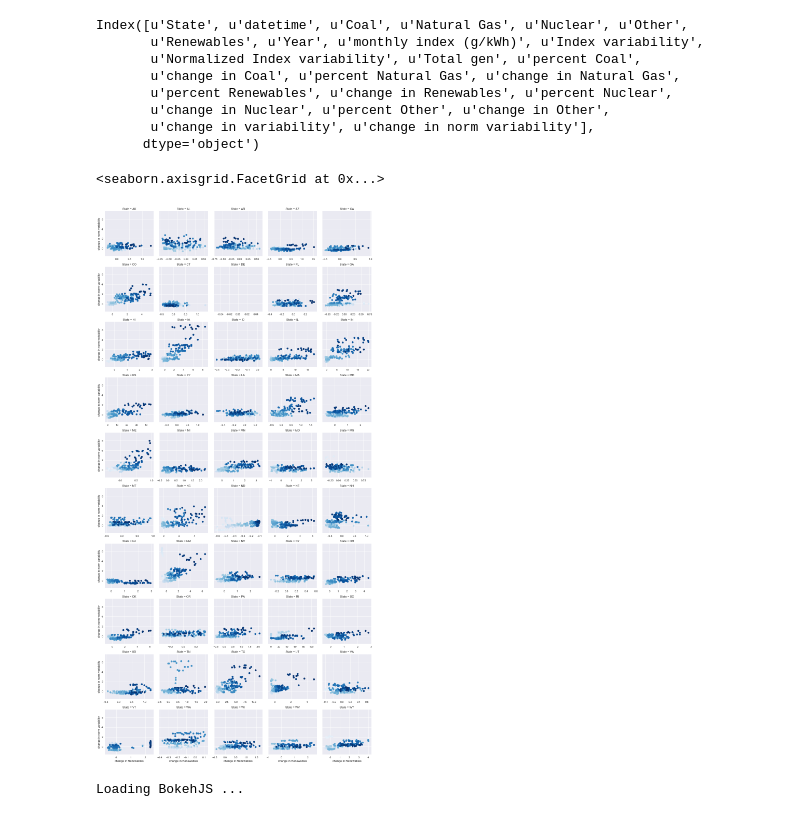
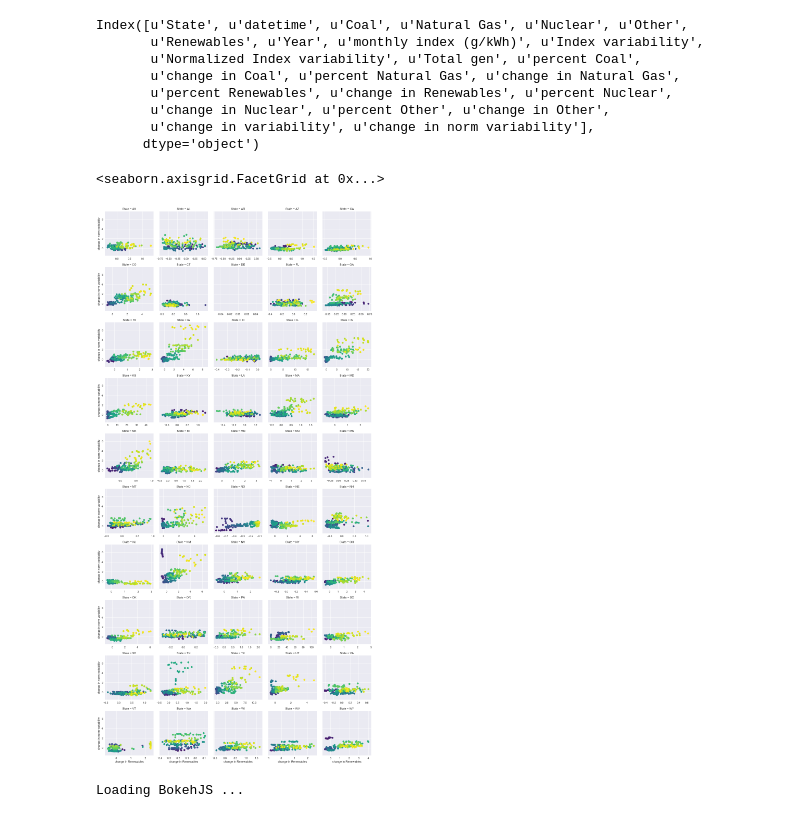
Before and after one commit to gschivley/carbon-index, a Jupyter notebook: State index & gen data.ipynb, the cells around one changed output. Cells and saved outputs as stored; diff of their text form; code cells hidden in the pictures.

Commit message:
Change colors to viridis

```diff
--- a/State index & gen data.ipynb
+++ b/State index & gen data.ipynb
@@ -150,11 +146,11 @@ Index([u'State', u'datetime', u'Coal', u'Natural Gas', u'Nuclear', u'Other',
       dtype='object')
 # %%
 g = sns.FacetGrid(gen_index, col='State', col_wrap=5, sharex=False,
-                  hue='datetime', palette='Blues')
+                  hue='datetime', palette='viridis')
 g.map(plt.scatter, 'change in Renewables', 'change in norm variability')
 # %% [output]
 <seaborn.axisgrid.FacetGrid at 0x...>
-[figure, old version]
+[figure, new version]
 # %%
 from bokeh.plotting import figure, show, output_notebook, ColumnDataSource
 from bokeh.plotting import *
```
Also changed, not shown: parts of 2 cells of this notebook, 1 other file.
